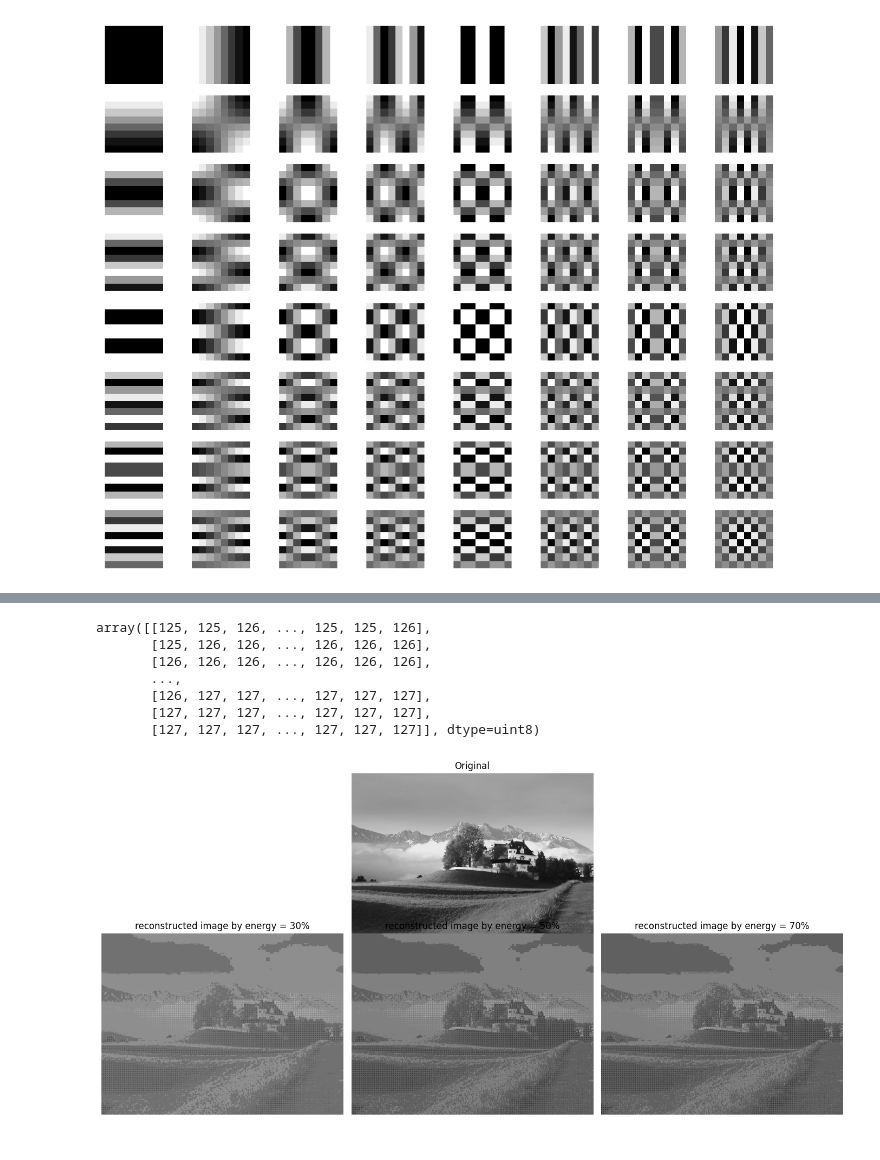
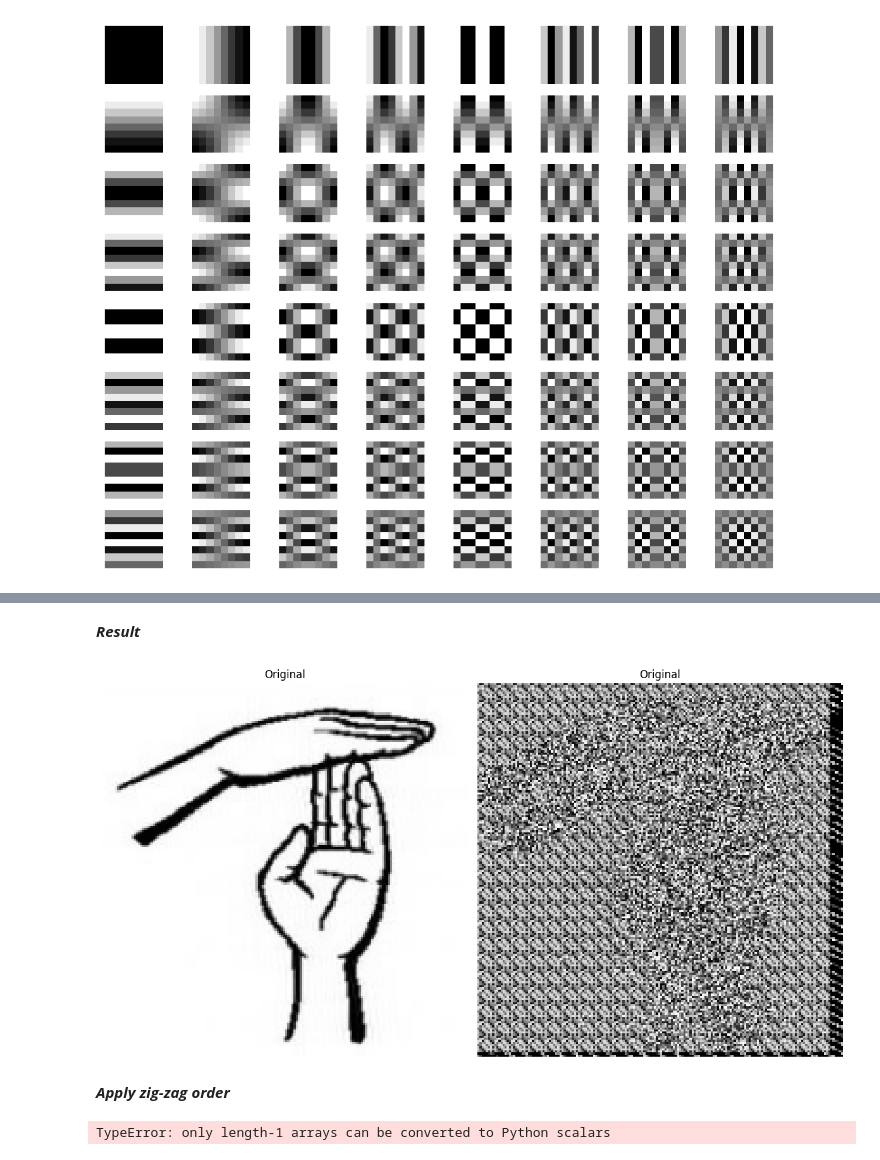
Before and after one commit to khaled6001/tp-tests, a Jupyter notebook: ipcv/TpDCT.ipynb, the cells around one changed output, grey strips where cells are left out. Cells and saved outputs as stored; diff of their text form; code cells hidden in the pictures.

```diff
--- a/ipcv/TpDCT.ipynb
+++ b/ipcv/TpDCT.ipynb
@@ -124,7 +97,7 @@ def quantizition(arr, Q):
         for j in range(height):
             for x in range(8):
                 for y in range(8):
-                    finalStep[i, j, x, y] = round(arr[i, j, x, y] / quant[x, y])
+                    finalStep[i, j, x, y] = round(arr[i, j, x, y] * quant[x, y])
     return finalStep
 
-qun = quantizition(dct, 50)
+qun = quantizition(dctM, 50)
@@ -170,20 +125,21 @@ def inv_DCT(arr):
     for row in range(width):
         for column in range(height):
             for u in range(8):
-                au = 1 / np.sqrt(8)
-                if u == 0: au = (1 / 2)
+                au = 1/2
+                if u == 0: np.sqrt(1 / 8)
                 for v in range(8):
                     sumGx = 0
-                    av = 1 / np.sqrt(8)
-                    if v == 0: av = (1 / 2)
+                    av = 1/2
+                    if v == 0: av =  np.sqrt(1 / 8)
                     for x in range(8):
                         for y in range(8):
                             sumGx = sumGx + g_x[row, column, x, y] * np.cos(((2 * x + 1) * u * np.pi) / 16) * np.cos(
                                 ((2 * y + 1) * v * np.pi) / 16)
-                    result[row, column, u, v] = (1 / 4) * au * av * sumGx
+                    result[row, column, u, v] = au * av * sumGx
     result += 128
-    return result
+    return result.astype(np.uint8)
 # %%
 inv_dct_30 = inv_DCT(np.array(newImg_30))
 inv_dct_50 = inv_DCT(np.array(newImg_50))
 inv_dct_70 = inv_DCT(np.array(newImg_70))
+inv_dct = inv_DCT(np.array(qun))
@@ -253,6 +152,7 @@ def restord(img):
             new_Img[k:k + 8, l:l + 8] = cp[i, j]
     return new_Img
 # %%
+new_Img = restord(inv_dct)
 new_Img_30 = restord(inv_dct_30)
 new_Img_50 = restord(inv_dct_50)
 new_Img_70 = restord(inv_dct_70)
@@ -289,25 +159,22 @@ array([[125, 125, 126, ..., 125, 125, 126],
-# %%
-new_Img_70[600:, :100]
-# %% [output]
-array([[125, 125, 126, ..., 125, 125, 126],
-       [125, 126, 126, ..., 126, 126, 126],
-       [126, 126, 126, ..., 126, 126, 126],
-       ...,
-       [126, 127, 127, ..., 127, 127, 127],
-       [127, 127, 127, ..., 127, 127, 127],
-       [127, 127, 127, ..., 127, 127, 127]], dtype=uint8)
+# %% [markdown]
+***Result***
 # %%
-fig = plt.figure(figsize=(14, 12))
-# fig , axe = plt.subplots(nrows=2, ncols=3, figsize=(12, 10))
-plt.subplot(232);plt.imshow(I, cmap="gray");plt.axis("off");plt.title("Original")
+fig = plt.figure(figsize=(12, 10))
+# fig , axe = plt.subplots(nrows=2, ncols=3, figsize=(14, 12))
+plt.subplot(121);plt.imshow(I, cmap="gray");plt.axis("off");plt.title("Original")
+plt.subplot(122);plt.imshow(new_Img, cmap="gray");plt.axis("off");plt.title("Original")
+# axe[0, 1].imshow(I, cmap="gray");axe[0, 1].axis("off");axe[0, 1].set_title("Original")
 # axe[1, 0].imshow(new_Img_30, cmap="gray");axe[1, 0].axis("off");axe[1, 0].set_title("reconstructed image by energy = 30%")
-plt.subplot(131);plt.imshow(new_Img_30, cmap="gray");plt.axis("off");plt.title("reconstructed image by energy = 30%")
-# axe[1, 1].imshow(new_Img_50, cmap="gray");axe[1, 1].axis("off");axe[1, 1].set_title("reconstructed image by energy = 50%")
-plt.subplot(132);plt.imshow(new_Img_50, cmap="gray");plt.axis("off");plt.title("reconstructed image by energy = 50%")
-# axe[1, 2].imshow(new_Img_70, cmap="gray");axe[1, 2].axis("off");axe[1, 2].set_title("reconstructed image by energy = 70%")
-plt.subplot(133);plt.imshow(new_Img_70, cmap="gray");plt.axis("off");plt.title("reconstructed image by energy = 70%")
+# plt.subplot(131);plt.imshow(new_Img_30, cmap="gray");plt.axis("off");plt.title("reconstructed image by energy = 30%")
+# # axe[1, 1].imshow(new_Img_50, cmap="gray");axe[1, 1].axis("off");axe[1, 1].set_title("reconstructed image by energy = 50%")
+# plt.subplot(132);plt.imshow(new_Img_50, cmap="gray");plt.axis("off");plt.title("reconstructed image by energy = 50%")
+# # axe[1, 2].imshow(new_Img_70, cmap="gray");axe[1, 2].axis("off");axe[1, 2].set_title("reconstructed image by energy = 70%")
+# plt.subplot(133);plt.imshow(new_Img_70, cmap="gray");plt.axis("off");plt.title("reconstructed image by energy = 70%")
 plt.tight_layout()
+plt.show()
 # %% [output]
-[figure, old version]
+[figure, new version]
+# %% [markdown]
+***Apply zig-zag order***
 # %%
 def zigzag(mat):
@@ -320,3 +187,21 @@ def zigzag(mat):
     return order_array
 
 orderArray = zigzag(qun)
+# %%
+width_o, height_o, deep_o = orderArray.shape
+DPCM = np.copy(orderArray)
+for x in range(width_o):
+    for y in range(height_o) :
+        if x == 0 and y == 0 : DPCM[x, y, 0] = orderArray[x, y, 0]
+        elif x == 0 :
+            sub = orderArray[x, y - 1, 0]
+            DPCM[x, y, 0] = orderArray[x, y, 0] - sub
+        elif y == 0 :
+            sub = orderArray[x - 1, y, 0]
+            DPCM[x, y, 0] = orderArray[x, y, 0] - sub
+        else:
+            sub = orderArray[x - 1, y - 1, 0]
+            DPCM[x, y, 0] = orderArray[x, y, 0] - sub
+DPCM = np.round(DPCM)
+# %% [output]
+TypeError: only length-1 arrays can be converted to Python scalars
```
Also changed, not shown: parts of 23 cells of this notebook, 2 other files.
